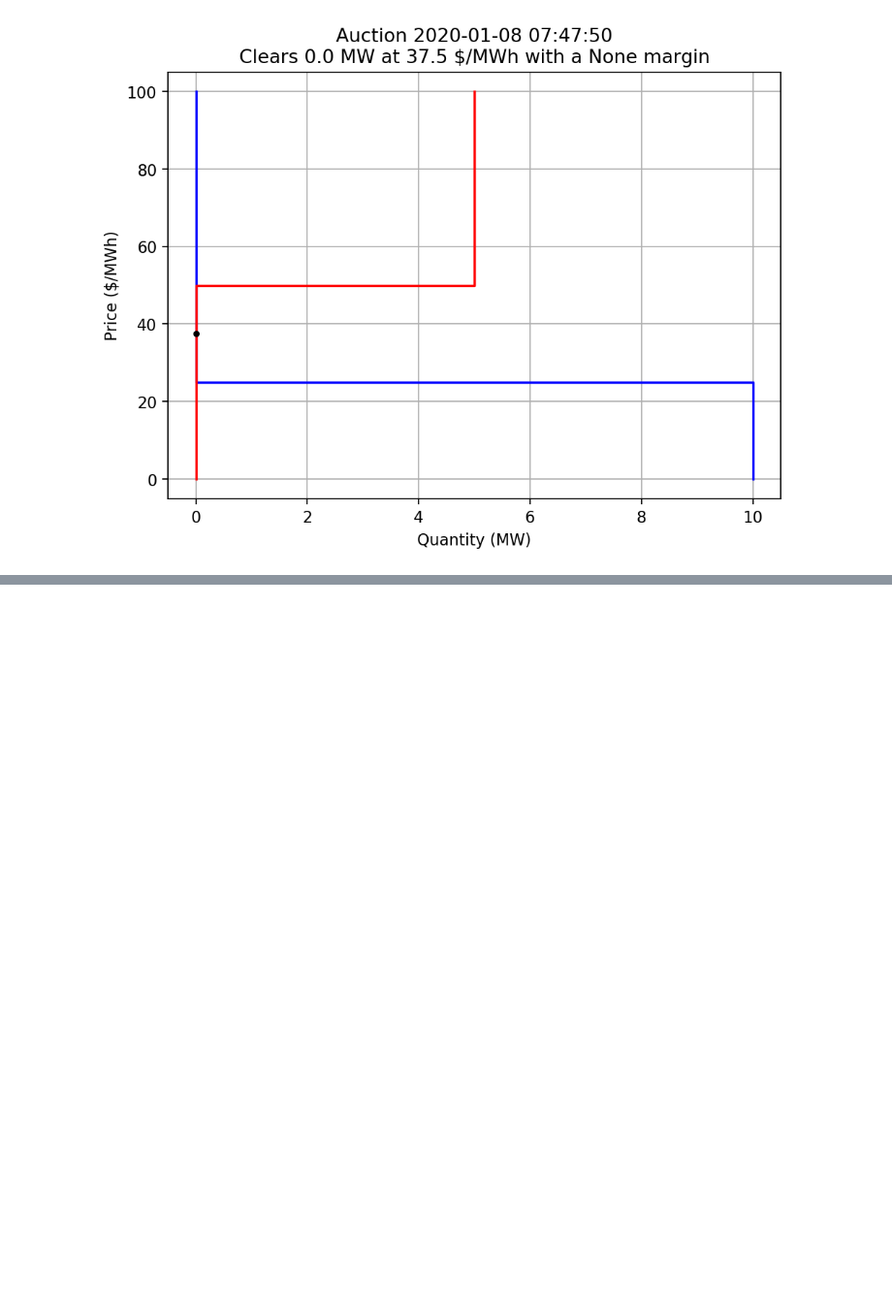
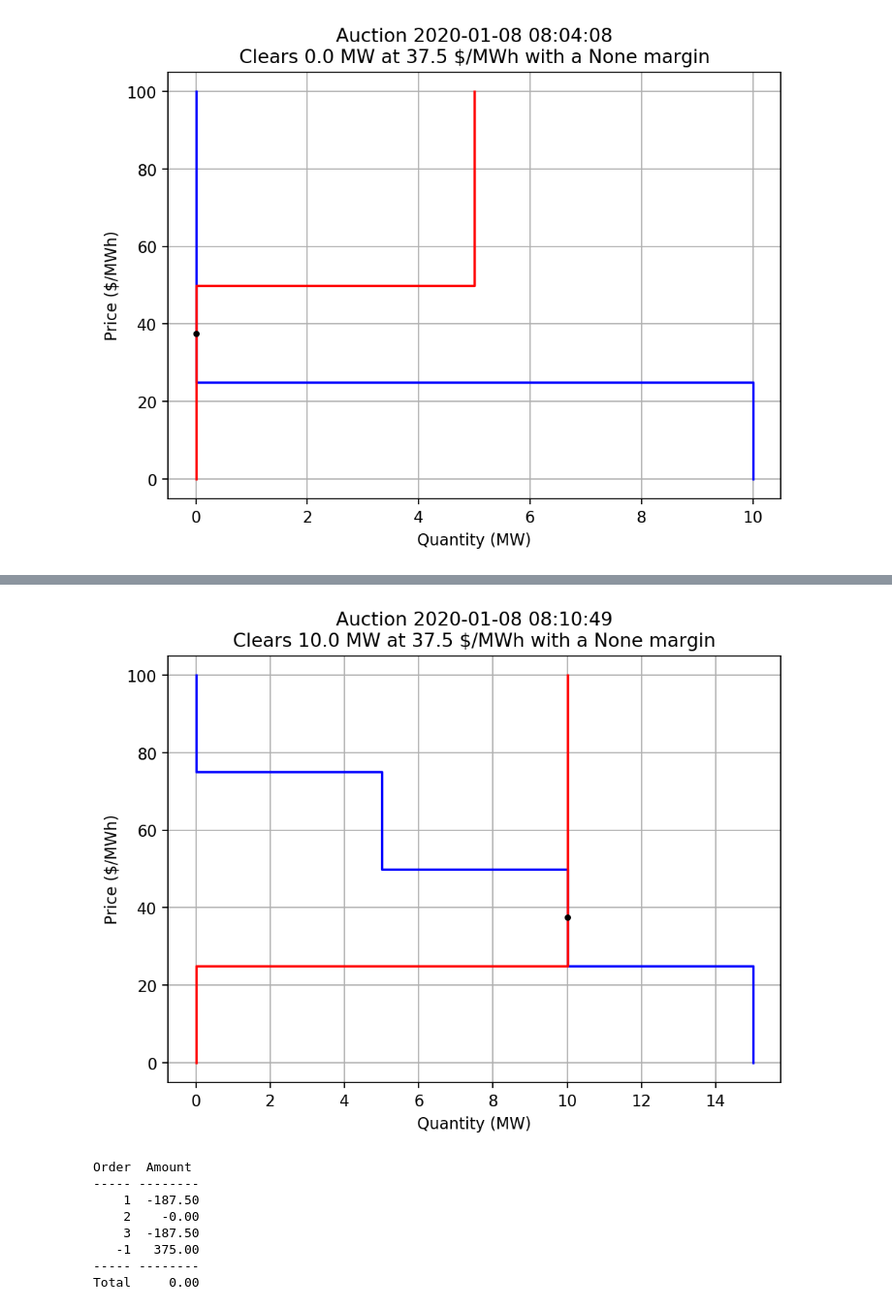
Before and after one commit to slacgismo/TESS, a Jupyter notebook: market/auction.ipynb, the cells around one changed output, grey strips where cells are left out. Shown at 97% size. Saved outputs shown, nothing was run; the diff lists cells and outputs as text; code cells hidden in the pictures; blank space fills up the shorter version.

```diff
--- a/market/auction.ipynb
+++ b/market/auction.ipynb
@@ -61,0 +65,22 @@ a.plot()
+# %%
+a = auction(price_cap=100)
+a.add_order(quantity=5,price=50)
+a.add_order(quantity=5,price=25)
+a.add_order(quantity=5,price=75)
+a.add_order(quantity=-10,price=25)
+a.clear()
+a.plot()
+print("Order  Amount"); print("----- --------"); total = 0
+for buy in a.orders(fill='buy'): cost = a.get_cost(buy); total += cost; print("%5d %8.2f" % (buy,cost))
+for sell in a.orders(fill='sell'): cost = a.get_cost(sell); total += cost; print("%5d %8.2f" % (sell,cost))
+print("----- --------"); print("Total %8.2f" % (total))
+# %% [output]
+[figure, added]
+Order  Amount
+----- --------
+    1  -187.50
+    2    -0.00
+    3  -187.50
+   -1   375.00
+----- --------
+Total     0.00
```
Also changed, not shown: parts of 2 cells of this notebook.
